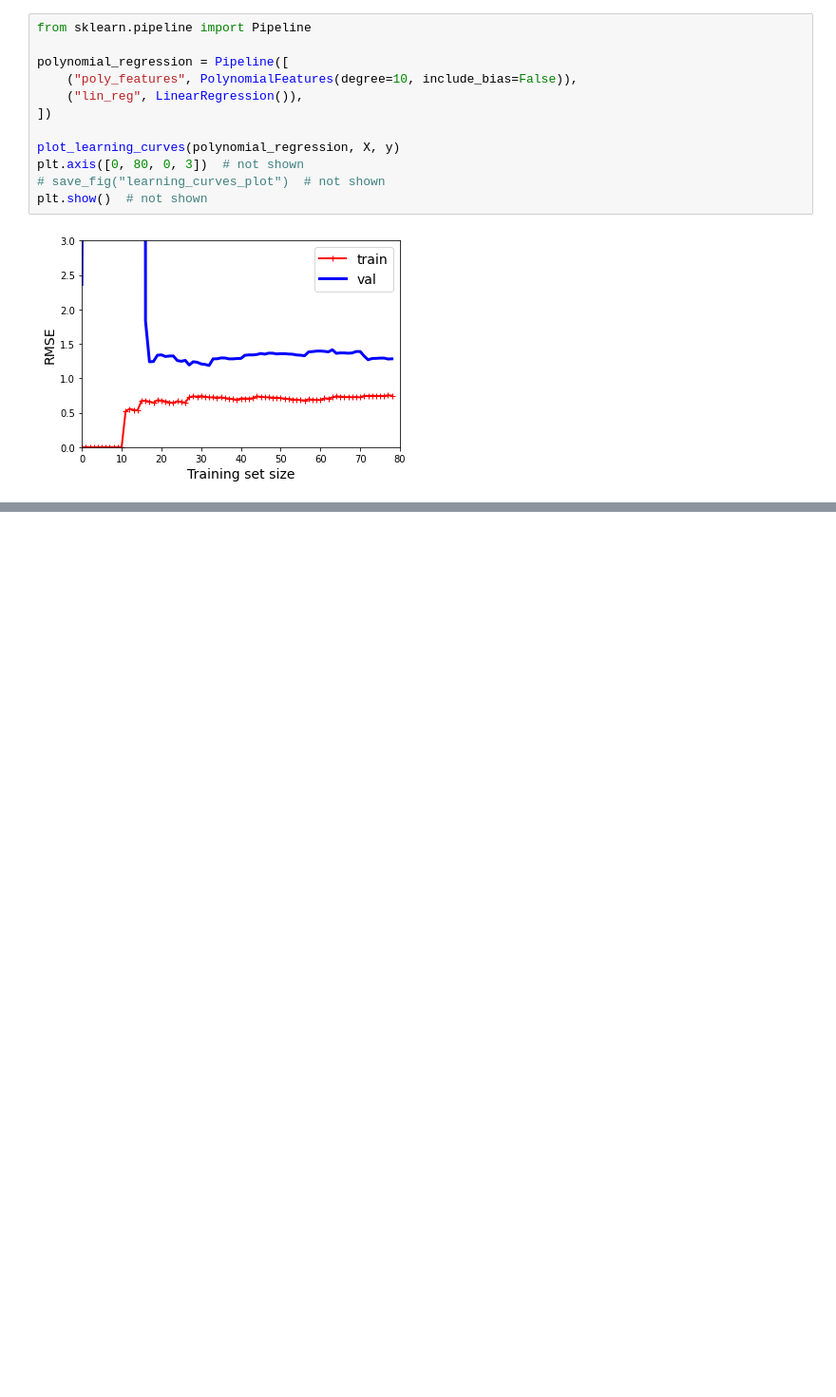
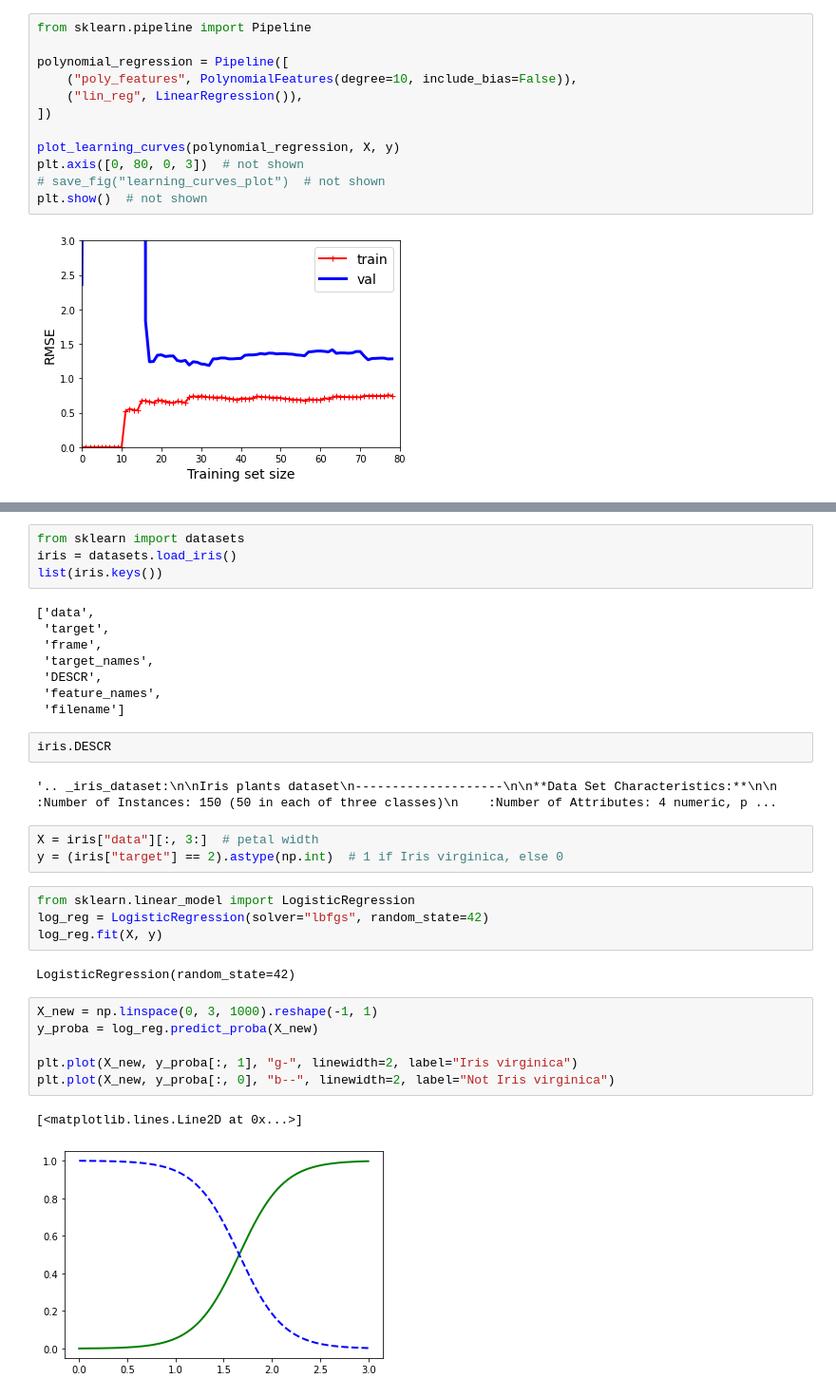
Before and after one commit to ashkan-maleki/hands_on_ml, a Jupyter notebook: jupyter_notebooks/04_training_models.ipynb, the cells around one changed output, grey strips where cells are left out. Shown at 95% size. Saved outputs shown, nothing was run; the diff lists cells and outputs as text; blank space fills up the shorter version.

```diff
--- a/jupyter_notebooks/04_training_models.ipynb
+++ b/jupyter_notebooks/04_training_models.ipynb
@@ -179,0 +282,34 @@ plt.show()  # not shown
+# %%
+from sklearn import datasets
+iris = datasets.load_iris()
+list(iris.keys())
+# %% [output]
+['data',
+ 'target',
+ 'frame',
+ 'target_names',
+ 'DESCR',
+ 'feature_names',
+ 'filename']
+# %%
+iris.DESCR
+# %% [output]
+'.. _iris_dataset:\n\nIris plants dataset\n--------------------\n\n**Data Set Characteristics:**\n\n    :Number of Instances: 150 (50 in each of three classes)\n    :Number of Attributes: 4 numeric, p ...
+# %%
+X = iris["data"][:, 3:]  # petal width
+y = (iris["target"] == 2).astype(np.int)  # 1 if Iris virginica, else 0
+# %%
+from sklearn.linear_model import LogisticRegression
+log_reg = LogisticRegression(solver="lbfgs", random_state=42)
+log_reg.fit(X, y)
+# %% [output]
+LogisticRegression(random_state=42)
+# %%
+X_new = np.linspace(0, 3, 1000).reshape(-1, 1)
+y_proba = log_reg.predict_proba(X_new)
+
+plt.plot(X_new, y_proba[:, 1], "g-", linewidth=2, label="Iris virginica")
+plt.plot(X_new, y_proba[:, 0], "b--", linewidth=2, label="Not Iris virginica")
+# %% [output]
+[<matplotlib.lines.Line2D at 0x...>]
+[figure, added]
```
Also changed, not shown: parts of 16 cells of this notebook, 10 other files.
